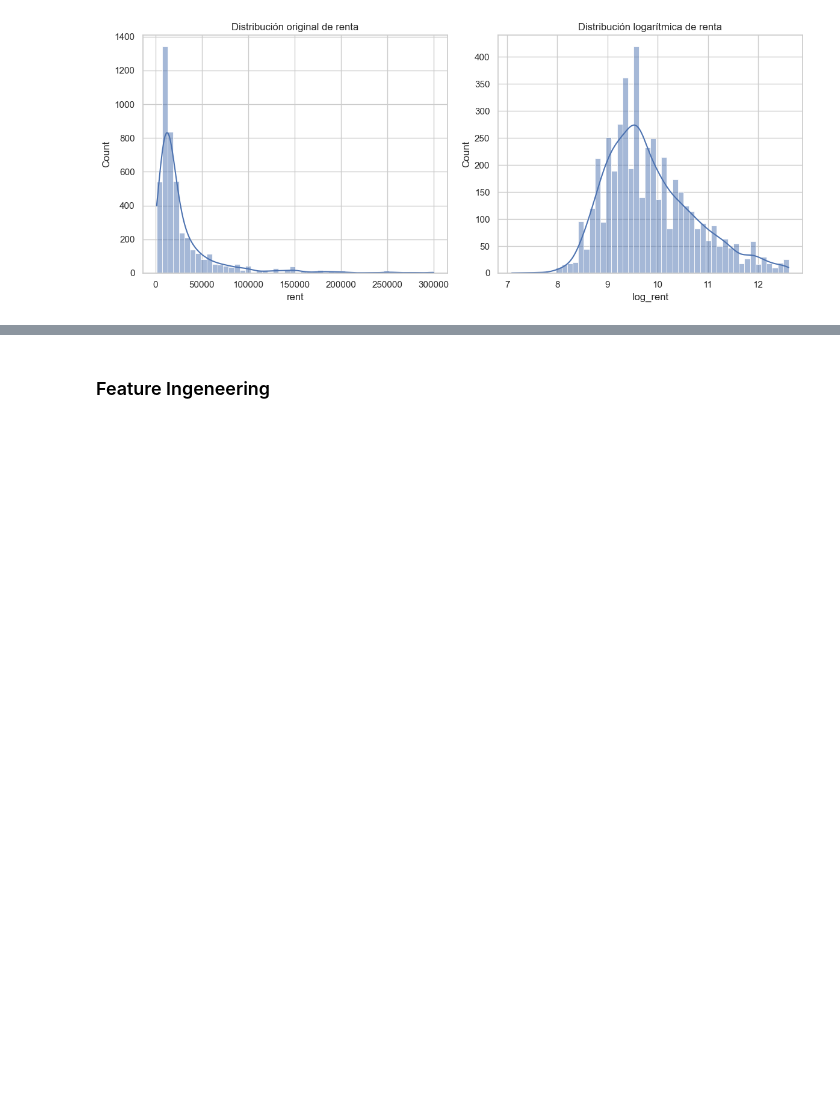
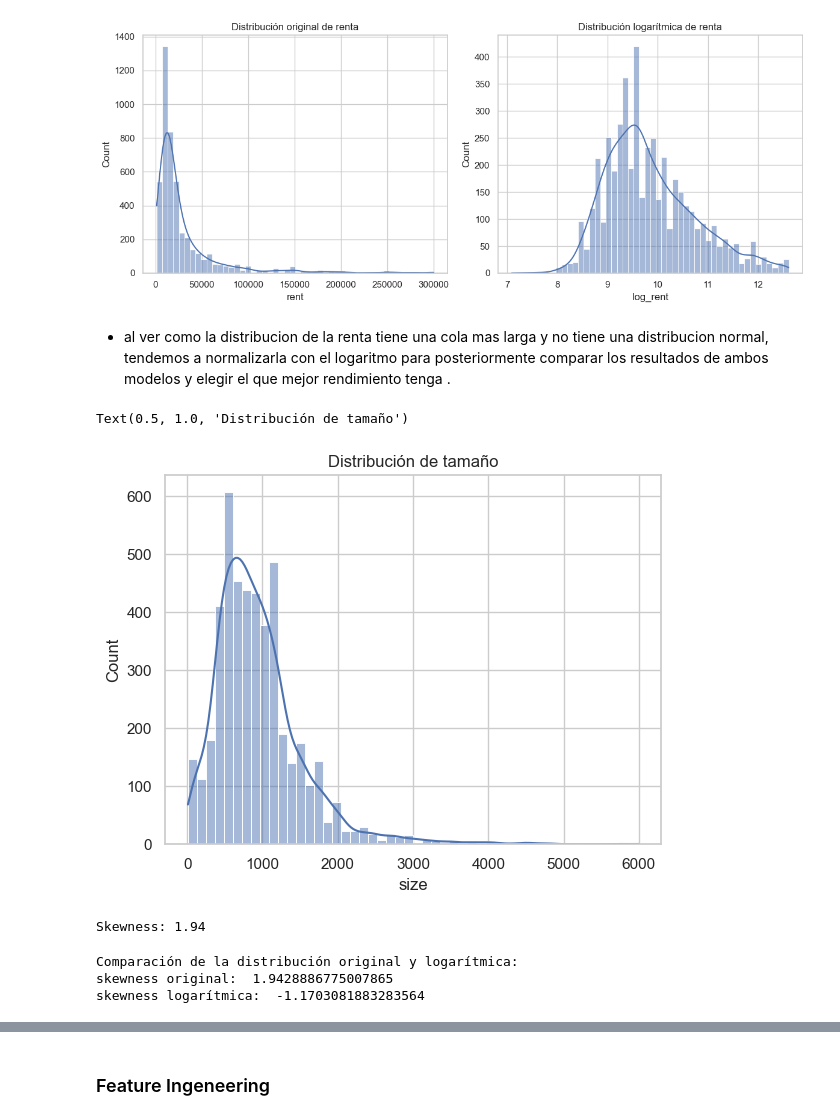
Before and after one commit to FranBretones/house-rent-ml-project, a Jupyter notebook: EDA.ipynb, the cells around one changed output, grey strips where cells are left out. Drawn from its saved outputs; the diff is of its cells as text; code cells hidden in the pictures; blank space fills up the shorter version.

```diff
--- a/EDA.ipynb
+++ b/EDA.ipynb
@@ -398,3 +398,16 @@ plt.tight_layout()
 plt.show()
 # %% [output]
 [figure]
+# %% [markdown]
+- al ver como la distribucion de la renta tiene una cola mas larga y no tiene una distribucion normal, tendemos a normalizarla con el logaritmo para posteriormente comparar los resultados de ambos modelos y elegir el que mejor rendimiento tenga .
+# %%
+sns.histplot(df_raw['size'], bins=50, kde=True)
+plt.title("Distribución de tamaño")
+# %% [output]
+Text(0.5, 1.0, 'Distribución de tamaño')
+[figure, added]
+# %%
+size_skew_value = skew(df_raw['size'])
+print(f"Skewness: {size_skew_value:.2f}")
+# %% [output]
+Skewness: 1.94
@@ -400,0 +416,9 @@ plt.show()
+# %%
+#comparar la distribución original y la logarítmica
+print("Comparación de la distribución original y logarítmica:")
+print("skewness original: ", skew(df_raw['size']))
+print("skewness logarítmica: ", skew(df_raw['log_size']))
+# %% [output]
+Comparación de la distribución original y logarítmica:
+skewness original:  1.9428886775007865
+skewness logarítmica:  -1.1703081883283564
```
Also changed, not shown: parts of 11 cells of this notebook.
